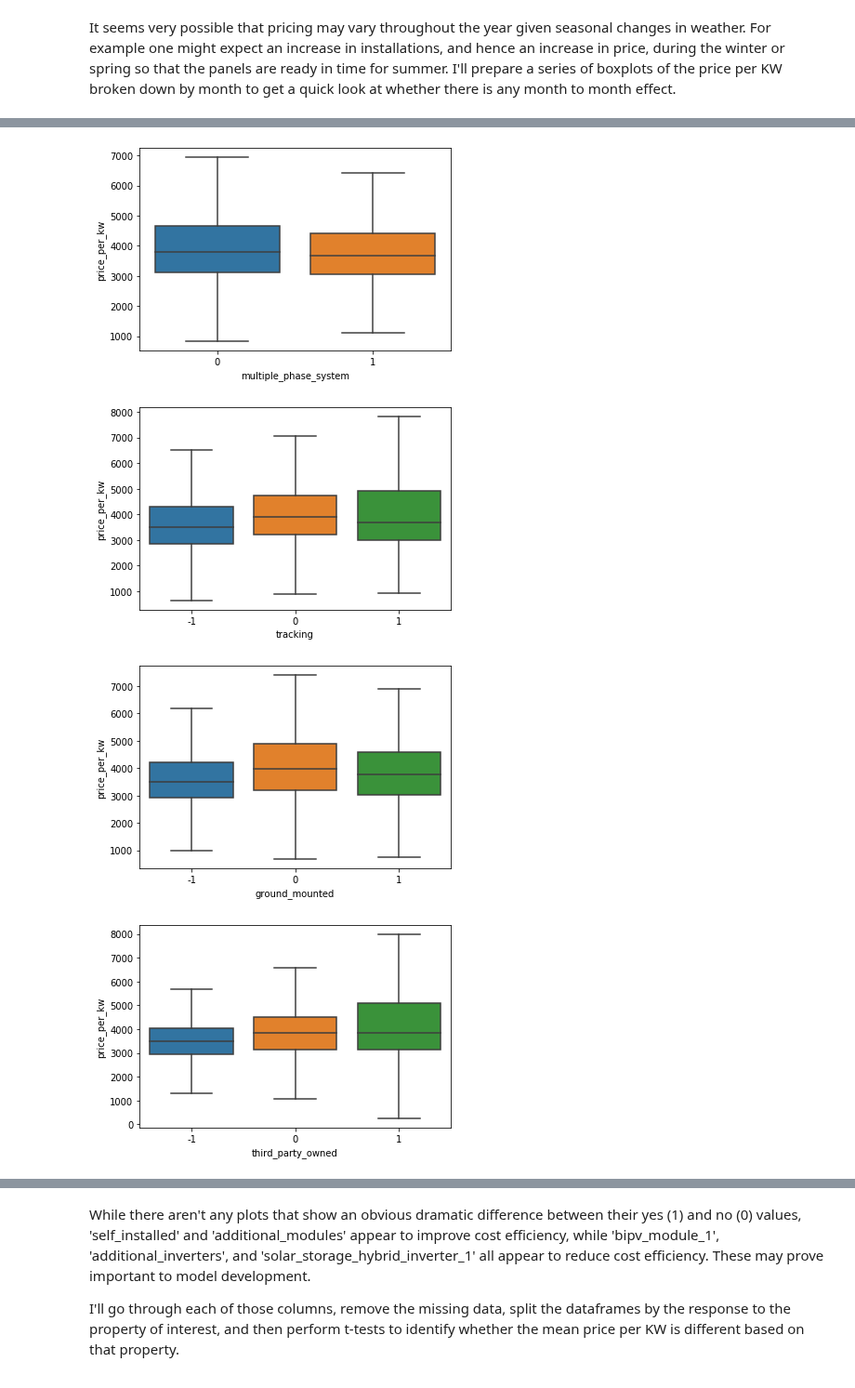
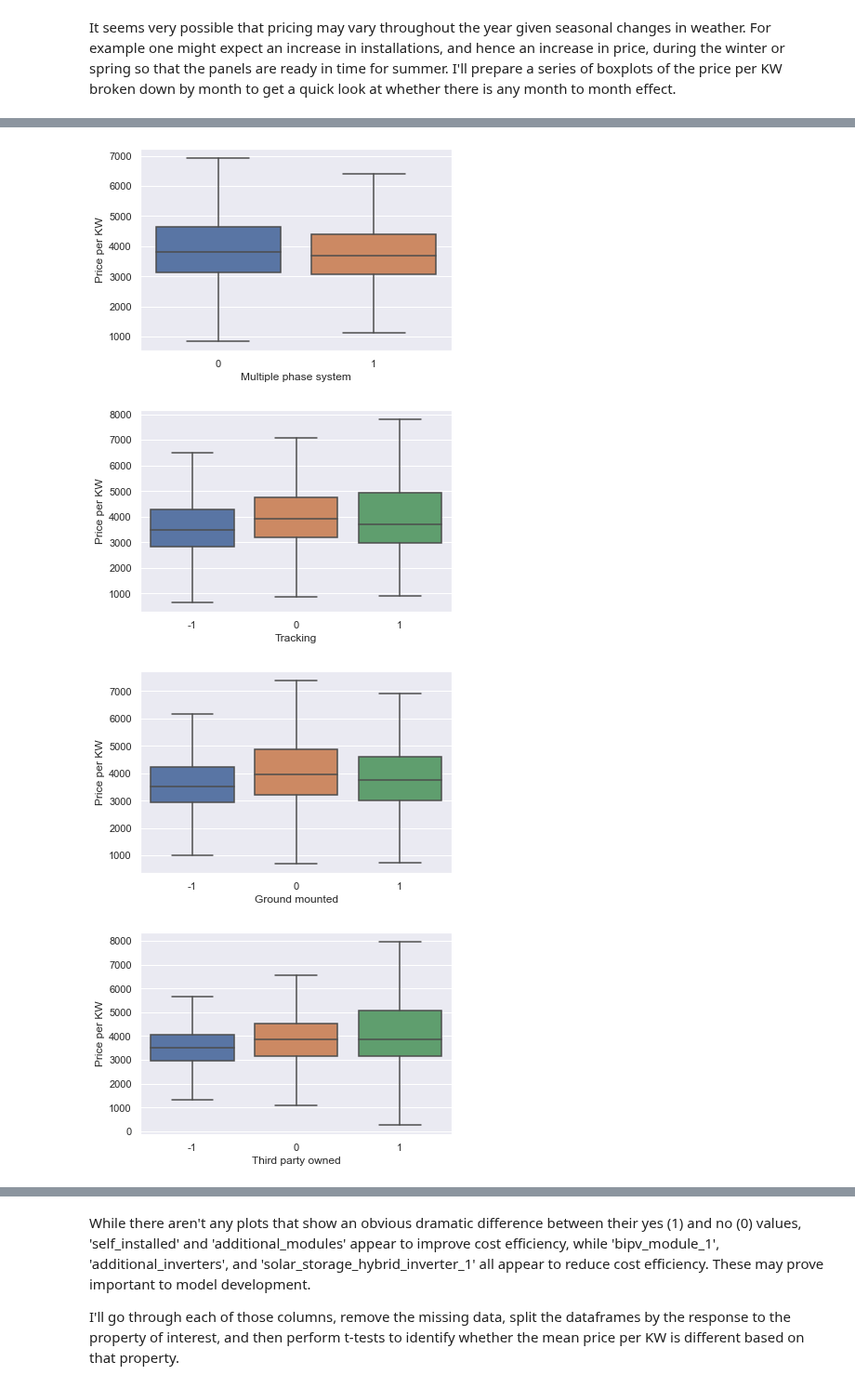
Before and after one commit to zjbrown0689/Solar-Panel-Capstone, a Jupyter notebook: notebooks/Exploratory Data Analysis.ipynb, the cells around one changed output, grey strips where cells are left out. Shown at 93% size. Saved outputs shown, nothing was run; the diff lists cells and outputs as text; code cells hidden in the pictures.

```diff
--- a/notebooks/Exploratory Data Analysis.ipynb
+++ b/notebooks/Exploratory Data Analysis.ipynb
@@ -11,6 +11,7 @@ import pandas as pd
 import matplotlib.pyplot as plt
 import seaborn as sns
 import scipy.stats
+sns.set_theme()
 # %%
 print(os.getcwd())
 os.chdir(r"..\data\interim")
@@ -127,5 +169,7 @@ Instead, I want to check for quick correlations in the categorical columns such
 for col in data.columns:
     if data.dtypes[col] == 'int64' and 'state' not in col and 2 not in data[col].unique():
         sns.boxplot(x=col, y='price_per_kw', data=data, showfliers=False)
+        plt.xlabel(col.capitalize().replace('_', " "))
+        plt.ylabel('Price per KW')
         plt.show()
 # %% [output]
@@ -133,4 +177,4 @@ for col in data.columns:
-[figure, old version]
+[figure, new version]
-[figure, old version]
+[figure, new version]
-[figure, old version]
+[figure, new version]
-[figure, old version]
+[figure, new version]
```
Also changed, not shown: parts of 11 cells of this notebook.
